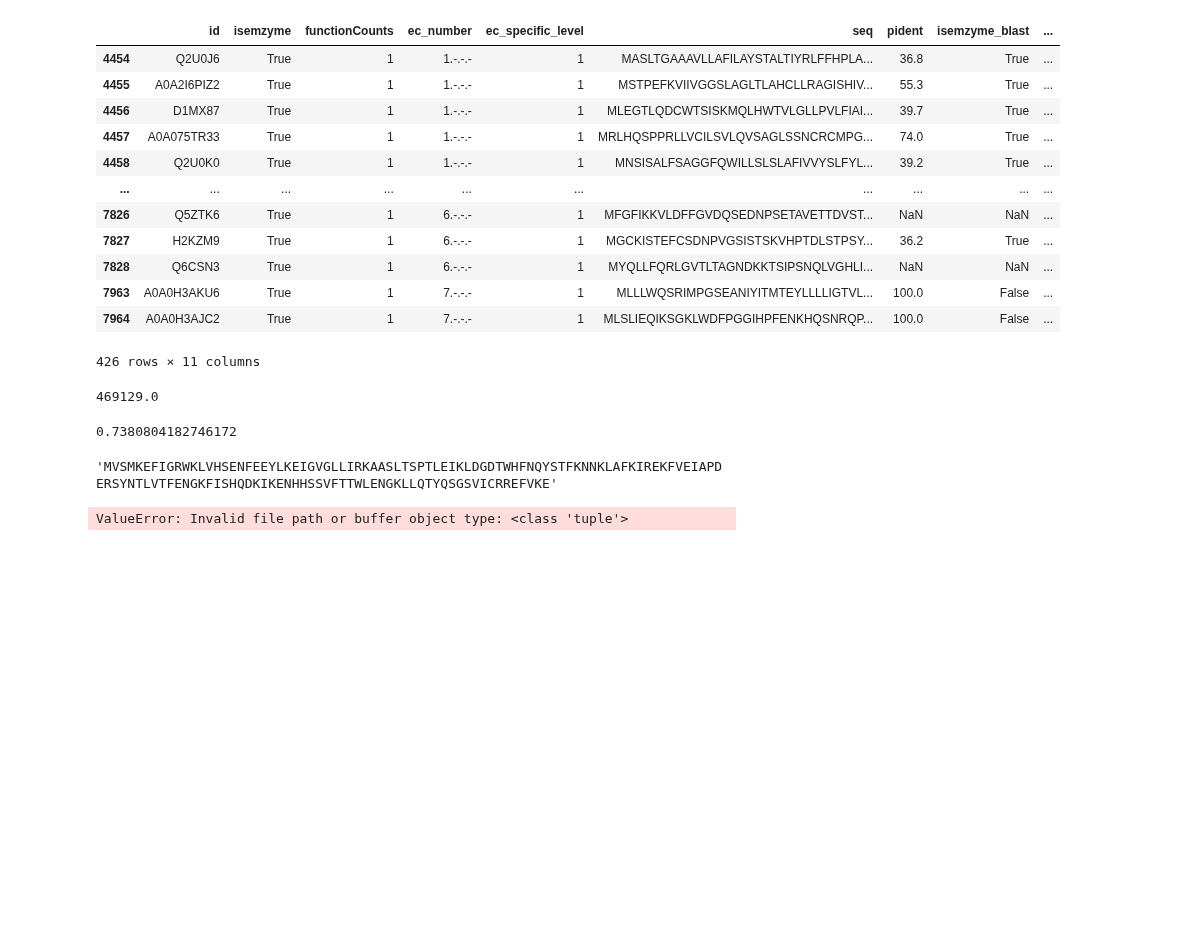
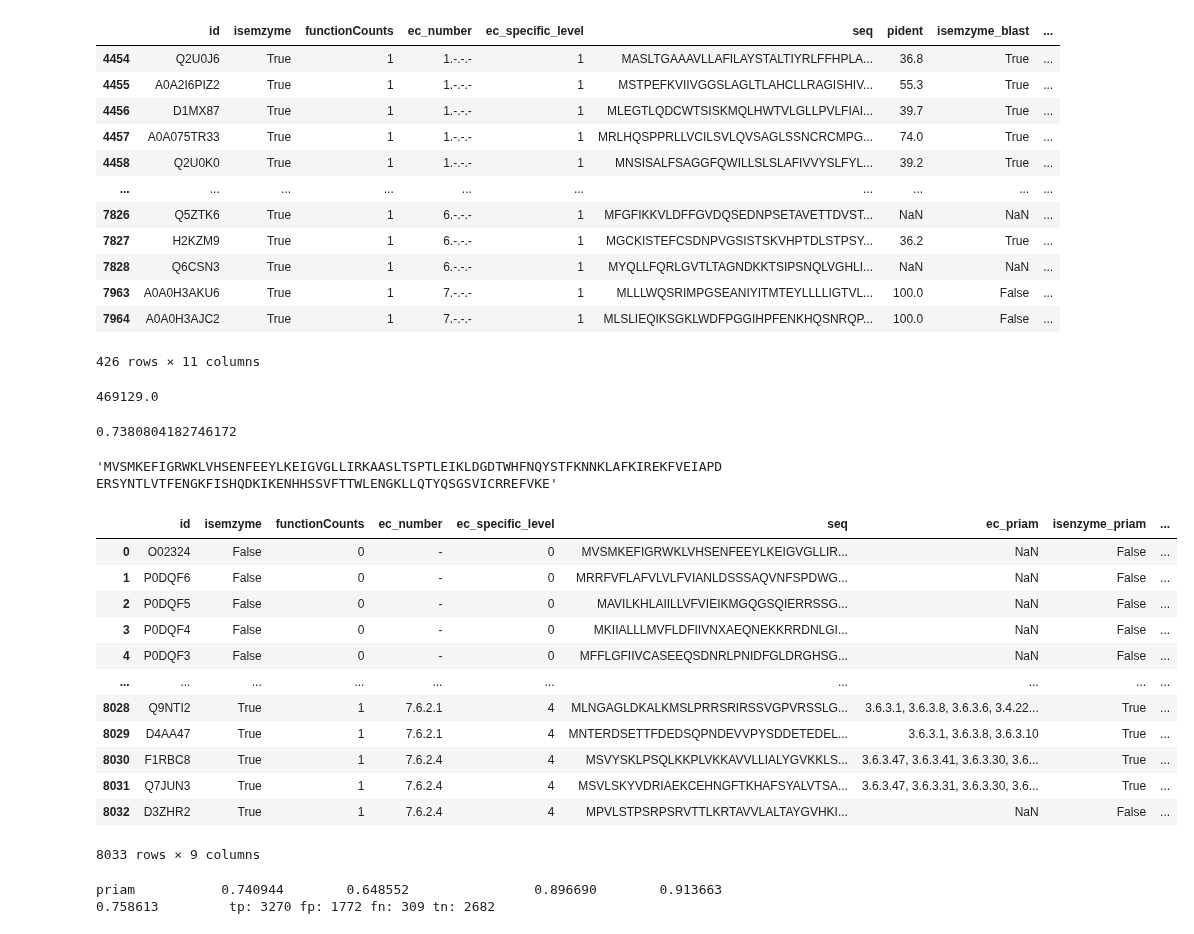
Before and after one commit to kingstdio/BioUniprot, a Jupyter notebook: Untitled2.ipynb, the cells around one changed output. Saved outputs shown, nothing was run; the diff lists cells and outputs as text; code cells hidden in the pictures; blank space fills up the shorter version.

```diff
--- a/Untitled2.ipynb
+++ b/Untitled2.ipynb
@@ -2172,12 +2134,4 @@ test=test
 # %%
-ground_truth = test.iloc[:, np.r_[0,1,2,3]]
-res_slice = pd.read_csv(file_slice, sep='\t')
-
-# big_res = ground_truth.merge(res_slice, on='id', how='left')
-
-# #Blast
-# res_blast = pd.read_csv(file_blast, sep='\t',  names =cfg.BLAST_TABLE_HEAD)
-# res_blast = bcommon.blast_add_label(blast_df=res_blast, trainset=train)
-# big_res = big_res.merge(res_blast, on='id', how='left')
+res_catfam = pd.read_csv(file_catfam, sep='\t', names=['id', 'ec_catfam'])
+res_catfam['isenzyme_catfam']=res_catfam.ec_catfam.apply(lambda x: True if str(x)!='nan' else False)
+res_catfam['functionCounts_catfam'] = res_catfam.ec_catfam.apply(lambda x :len(str(x).split(',')))
-# %% [output]
-ValueError: Invalid file path or buffer object type: <class 'tuple'>
@@ -2183,0 +2144,20 @@ ValueError: Invalid file path or buffer object type: <class 'tuple'>
+# %%
+big_res
+# %% [output]
+|  | id | isemzyme | functionCounts | ec_number | ec_specific_level | seq | ec_priam | isenzyme_priam | ... |
+| 0 | O02324 | False | 0 | - | 0 | MVSMKEFIGRWKLVHSENFEEYLKEIGVGLLIR... | NaN | False | ... |
+| 1 | P0DQF6 | False | 0 | - | 0 | MRRFVFLAFVLVLFVIANLDSSSAQVNFSPDWG... | NaN | False | ... |
+| 2 | P0DQF5 | False | 0 | - | 0 | MAVILKHLAIILLVFVIEIKMGQGSQIERRSSG... | NaN | False | ... |
+| 3 | P0DQF4 | False | 0 | - | 0 | MKIIALLLMVFLDFIIVNXAEQNEKKRRDNLGI... | NaN | False | ... |
+| 4 | P0DQF3 | False | 0 | - | 0 | MFFLGFIIVCASEEQSDNRLPNIDFGLDRGHSG... | NaN | False | ... |
+| ... | ... | ... | ... | ... | ... | ... | ... | ... | ... |
+| 8028 | Q9NTI2 | True | 1 | 7.6.2.1 | 4 | MLNGAGLDKALKMSLPRRSRIRSSVGPVRSSLG... | 3.6.3.1, 3.6.3.8, 3.6.3.6, 3.4.22... | True | ... |
+| 8029 | D4AA47 | True | 1 | 7.6.2.1 | 4 | MNTERDSETTFDEDSQPNDEVVPYSDDETEDEL... | 3.6.3.1, 3.6.3.8, 3.6.3.10 | True | ... |
+| 8030 | F1RBC8 | True | 1 | 7.6.2.4 | 4 | MSVYSKLPSQLKKPLVKKAVVLLIALYGVKKLS... | 3.6.3.47, 3.6.3.41, 3.6.3.30, 3.6... | True | ... |
+| 8031 | Q7JUN3 | True | 1 | 7.6.2.4 | 4 | MSVLSKYVDRIAEKCEHNGFTKHAFSYALVTSA... | 3.6.3.47, 3.6.3.31, 3.6.3.30, 3.6... | True | ... |
+| 8032 | D3ZHR2 | True | 1 | 7.6.2.4 | 4 | MPVLSTPSRPSRVTTLKRTAVVLALTAYGVHKI... | NaN | False | ... |
+8033 rows × 9 columns
+# %%
+eva.caculateMetrix(groundtruth=big_res.isemzyme, predict=big_res.isenzyme_priam, baselineName='priam', type='binary')
+# %% [output]
+priam           0.740944        0.648552                0.896690        0.913663        0.758613         tp: 3270 fp: 1772 fn: 309 tn: 2682
```
Also changed, not shown: parts of 9 cells of this notebook, 3 other files.
